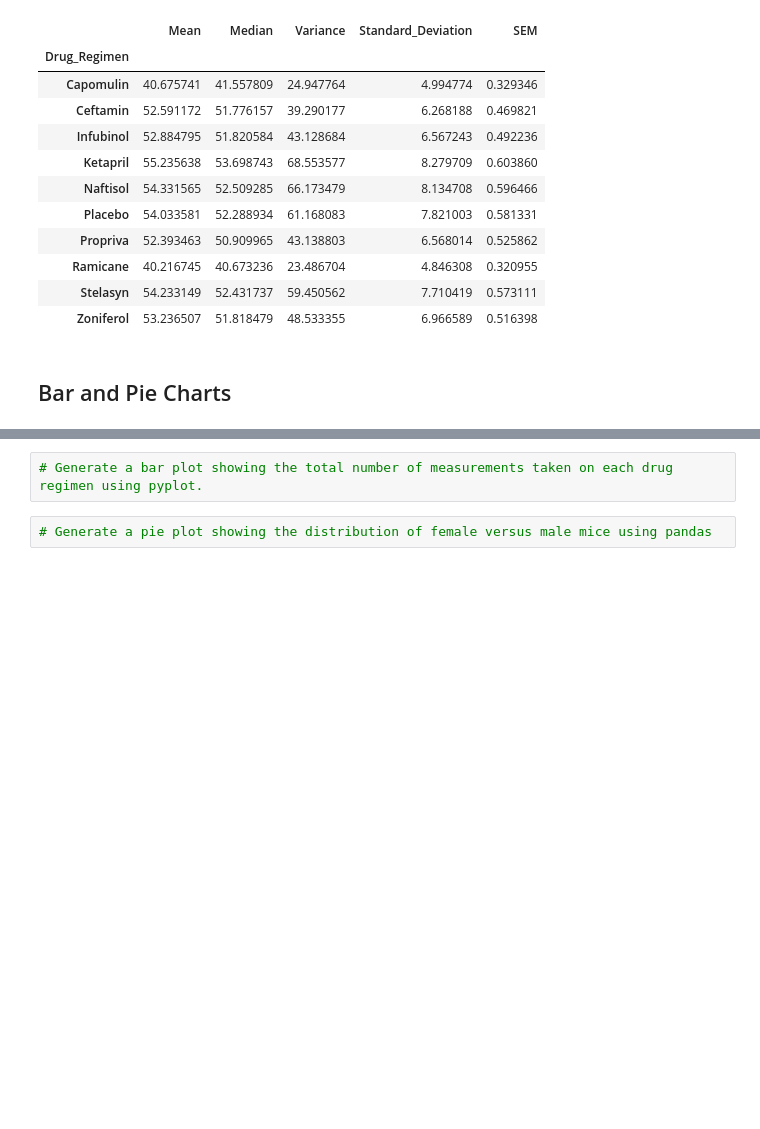
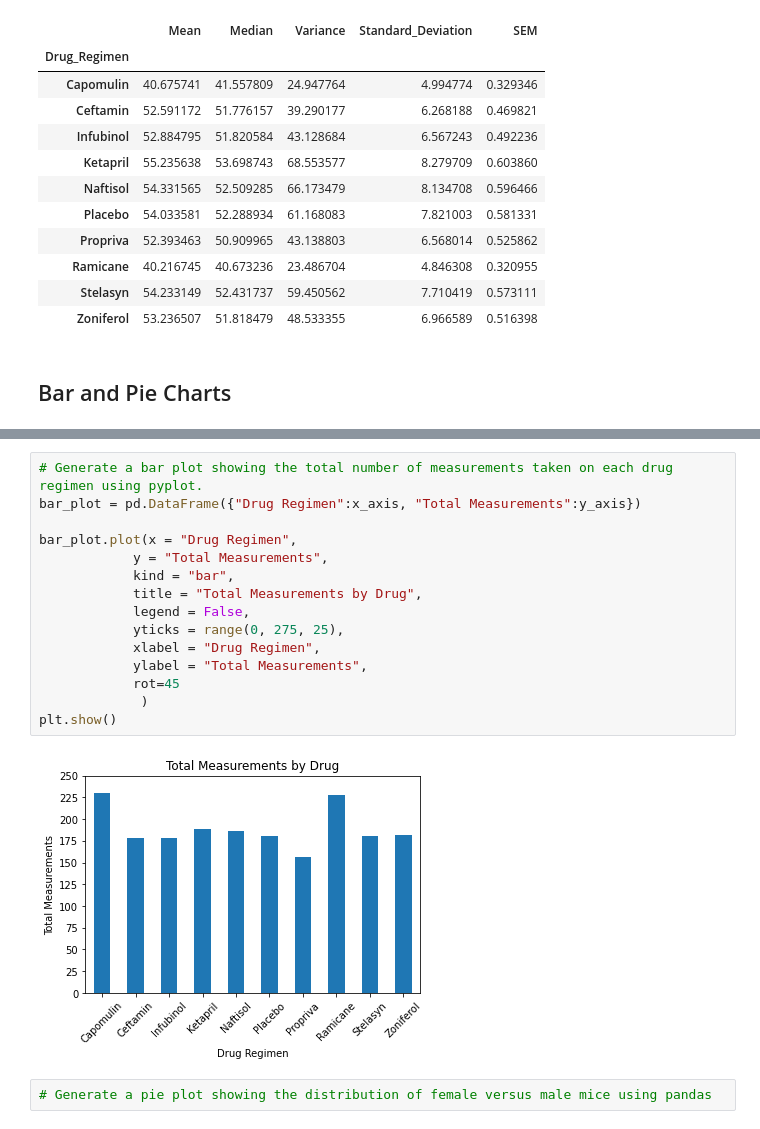
Before and after one commit to jordanroessle/matplotlib-challenge, a Jupyter notebook: pymaceuticals_starter.ipynb, the cells around one changed output, grey strips where cells are left out. Cells and saved outputs as stored; diff of their text form; blank space fills up the shorter version.

```diff
--- a/pymaceuticals_starter.ipynb
+++ b/pymaceuticals_starter.ipynb
@@ -144,5 +147,20 @@ summary_drug_stats_agg
 # %%
 # Generate a bar plot showing the total number of measurements taken on each drug regimen using pyplot.
+bar_plot = pd.DataFrame({"Drug Regimen":x_axis, "Total Measurements":y_axis})
+
+bar_plot.plot(x = "Drug Regimen",
+            y = "Total Measurements",
+            kind = "bar",
+            title = "Total Measurements by Drug",
+            legend = False,
+            yticks = range(0, 275, 25),
+            xlabel = "Drug Regimen",
+            ylabel = "Total Measurements",
+            rot=45
+             )
+plt.show()
+# %% [output]
+[figure, added]
 # %%
 # Generate a pie plot showing the distribution of female versus male mice using pandas
 # %%
```
Also changed, not shown: parts of 1 cell of this notebook.
